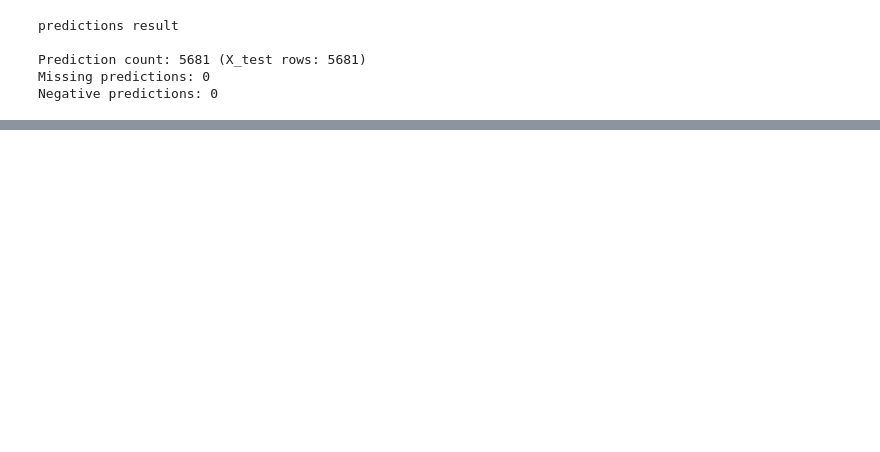
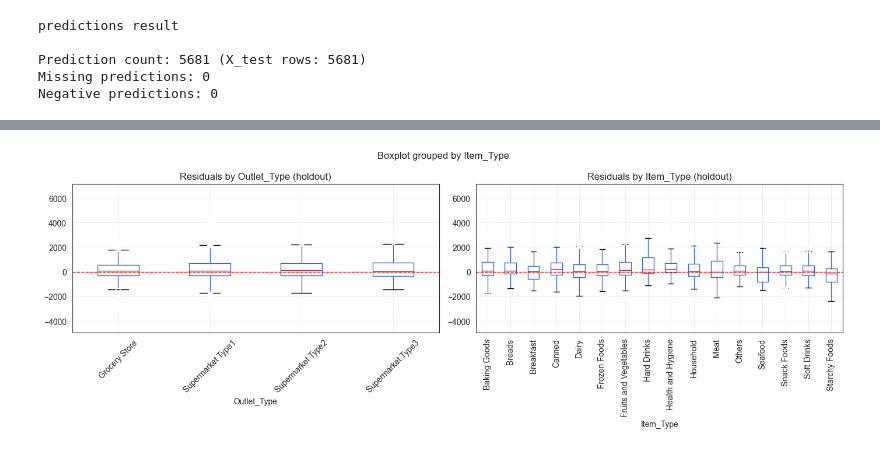
Before and after one commit to rajukan/ml-capstones, a Jupyter notebook: bigmart/Big-mart-sales-prediction.ipynb, the cells around one changed output, grey strips where cells are left out. Cells and saved outputs as stored; diff of their text form; code cells hidden in the pictures; blank space fills up the shorter version.

```diff
--- a/bigmart/Big-mart-sales-prediction.ipynb
+++ b/bigmart/Big-mart-sales-prediction.ipynb
@@ -1151,0 +1518,16 @@ Lasso is reliably and systematically broken at this alpha, not randomly. Predict
+# %%
+diagnostics = pd.read_csv('data/holdout_diagnostics.csv', index_col=0)
+diagnostics = diagnostics.join(df[['Outlet_Type', 'Outlet_Identifier', 'Item_Type']])
+
+fig, axes = plt.subplots(1, 2, figsize=(14, 5))
+diagnostics.boxplot(column='residual', by='Outlet_Type', ax=axes[0], rot=45)
+axes[0].axhline(0, color='r', linestyle='--', linewidth=1)
+axes[0].set_title('Residuals by Outlet_Type (holdout)')
+
+diagnostics.boxplot(column='residual', by='Item_Type', ax=axes[1], rot=90)
+axes[1].axhline(0, color='r', linestyle='--', linewidth=1)
+axes[1].set_title('Residuals by Item_Type (holdout)')
+fig.tight_layout()
+plt.show()
+# %% [output]
+[figure, added]
```
Also changed, not shown: parts of 46 cells of this notebook, 4 other files.
